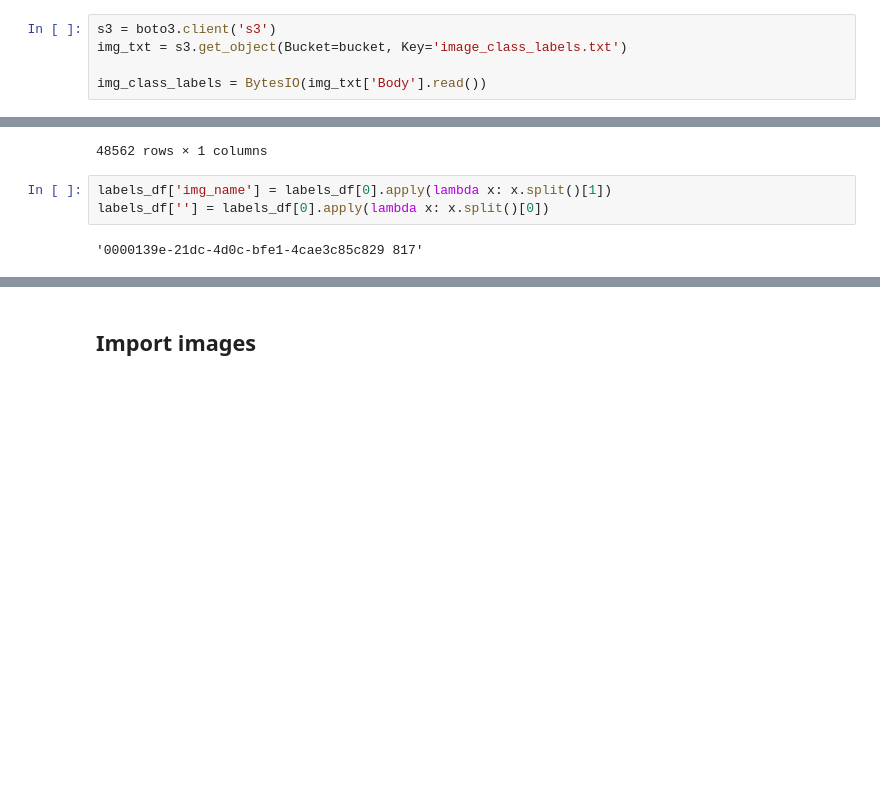
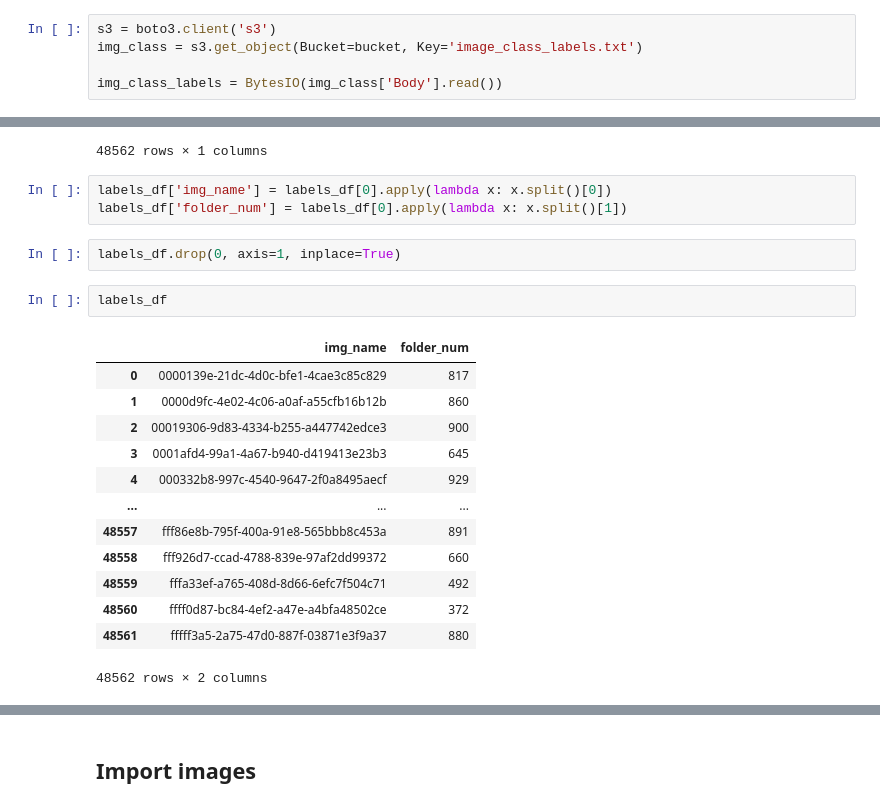
Before and after one commit to cwong690/Birdex, a Jupyter notebook: image_prep.ipynb, the cells around one changed output, grey strips where cells are left out. Cells and saved outputs as stored; diff of their text form; blank space fills up the shorter version.

```diff
--- a/image_prep.ipynb
+++ b/image_prep.ipynb
@@ -195,8 +197,8 @@ _Contains name of image file and corresponding folder number_
 # %%
 s3 = boto3.client('s3')
-img_txt = s3.get_object(Bucket=bucket, Key='image_class_labels.txt')
+img_class = s3.get_object(Bucket=bucket, Key='image_class_labels.txt')
 
-img_class_labels = BytesIO(img_txt['Body'].read())
+img_class_labels = BytesIO(img_class['Body'].read())
 # %%
 labels_df = pd.read_csv(img_class_labels, header=None, low_memory=False, na_values='n/a')
 # %%
@@ -216,7 +218,23 @@ labels_df
 | 48561 | fffff3a5-2a75-47d0-887f-03871e3f9... |
 48562 rows × 1 columns
 # %%
-labels_df['img_name'] = labels_df[0].apply(lambda x: x.split()[1])
-labels_df[''] = labels_df[0].apply(lambda x: x.split()[0])
+labels_df['img_name'] = labels_df[0].apply(lambda x: x.split()[0])
+labels_df['folder_num'] = labels_df[0].apply(lambda x: x.split()[1])
-# %% [output]
-'0000139e-21dc-4d0c-bfe1-4cae3c85c829 817'
+# %%
+labels_df.drop(0, axis=1, inplace=True)
+# %%
+labels_df
+# %% [output]
+|  | img_name | folder_num |
+| 0 | 0000139e-21dc-4d0c-bfe1-4cae3c85c829 | 817 |
+| 1 | 0000d9fc-4e02-4c06-a0af-a55cfb16b12b | 860 |
+| 2 | 00019306-9d83-4334-b255-a447742edce3 | 900 |
+| 3 | 0001afd4-99a1-4a67-b940-d419413e23b3 | 645 |
+| 4 | 000332b8-997c-4540-9647-2f0a8495aecf | 929 |
+| ... | ... | ... |
+| 48557 | fff86e8b-795f-400a-91e8-565bbb8c453a | 891 |
+| 48558 | fff926d7-ccad-4788-839e-97af2dd99372 | 660 |
+| 48559 | fffa33ef-a765-408d-8d66-6efc7f504c71 | 492 |
+| 48560 | ffff0d87-bc84-4ef2-a47e-a4bfa48502ce | 372 |
+| 48561 | fffff3a5-2a75-47d0-887f-03871e3f9a37 | 880 |
+48562 rows × 2 columns
```
Also changed, not shown: parts of 12 cells of this notebook.
